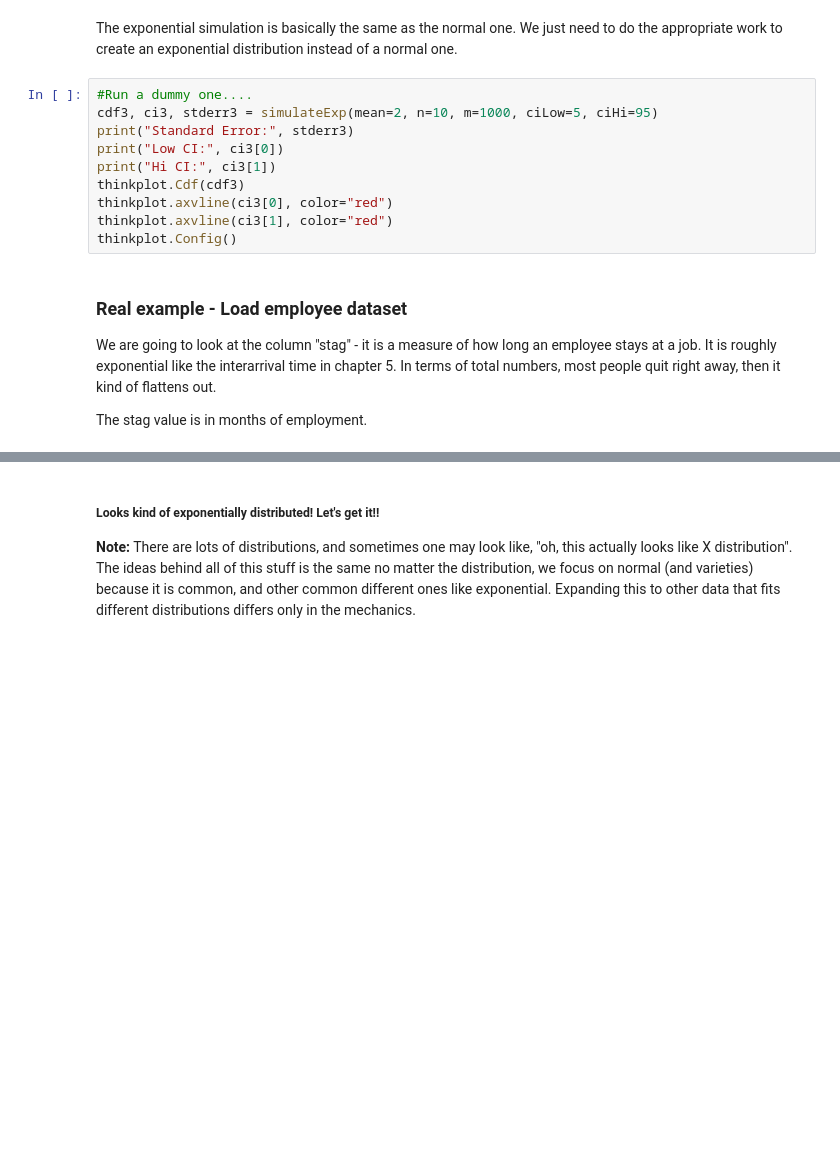
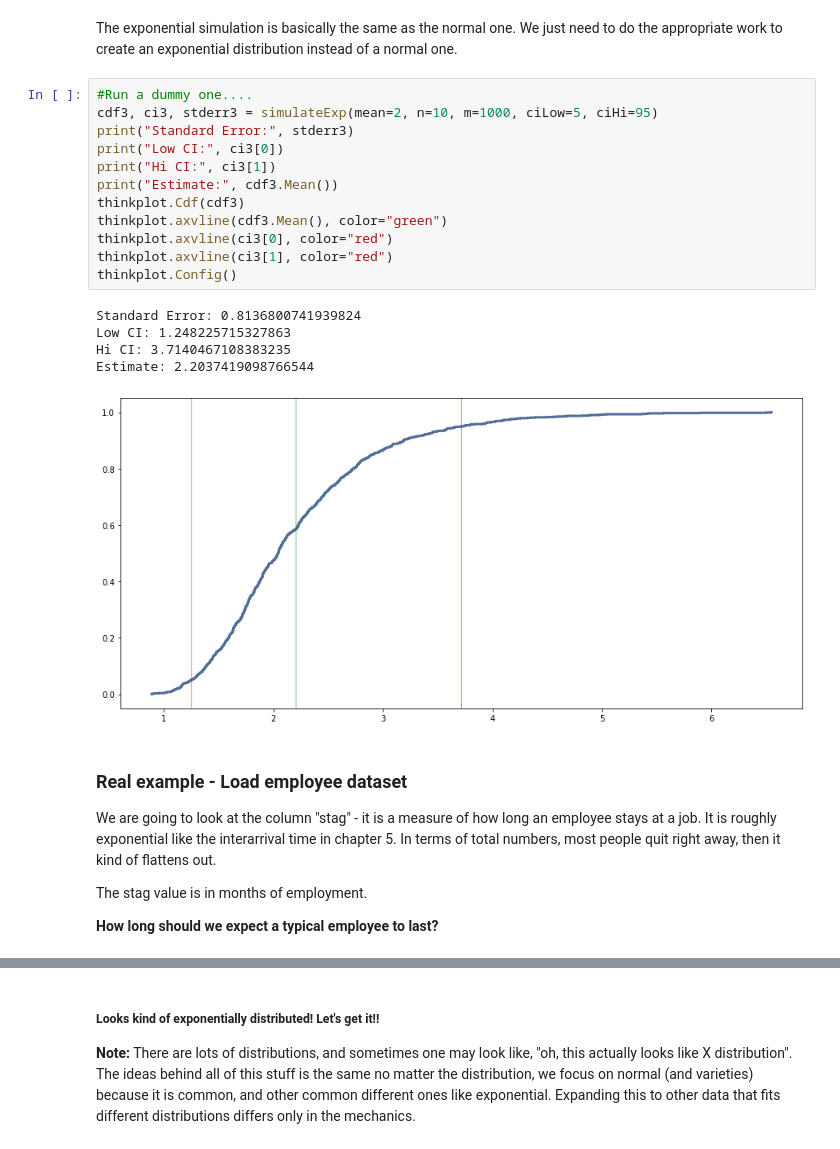
Before and after one commit to zareeiant/Basic_Stats_in_Python_Student_Workbooks, a Jupyter notebook: 016_Samples_and_Randomness_sol.ipynb, the cells around one changed output, grey strips where cells are left out. Drawn from its saved outputs; the diff is of its cells as text; blank space fills up the shorter version.

```diff
--- a/016_Samples_and_Randomness_sol.ipynb
+++ b/016_Samples_and_Randomness_sol.ipynb
@@ -279,19 +400,29 @@ The exponential simulation is basically the same as the normal one. We just need
 # %%
 #Run a dummy one....
 cdf3, ci3, stderr3 = simulateExp(mean=2, n=10, m=1000, ciLow=5, ciHi=95)
 print("Standard Error:", stderr3)
 print("Low CI:", ci3[0])
 print("Hi CI:", ci3[1])
+print("Estimate:", cdf3.Mean())
 thinkplot.Cdf(cdf3)
+thinkplot.axvline(cdf3.Mean(), color="green")
 thinkplot.axvline(ci3[0], color="red")
 thinkplot.axvline(ci3[1], color="red")
 thinkplot.Config()
+# %% [output]
+Standard Error: 0.8136800741939824
+Low CI: 1.248225715327863
+Hi CI: 3.7140467108383235
+Estimate: 2.2037419098766544
+[figure, added]
 # %% [markdown]
 <h3>Real example - Load employee dataset</h3>
 
 We are going to look at the column "stag" - it is a measure of how long an employee stays at a job. It is roughly exponential like the interarrival time in chapter 5. In terms of total numbers, most people quit right away, then it kind of flattens out.
 
 The stag value is in months of employment.
+
+<b>How long should we expect a typical employee to last?</b>
 # %%
 dfEmp = pd.read_csv("data/turnover.csv",encoding = "ISO-8859-1")
 dfEmp.describe()
```
Also changed, not shown: parts of 29 cells of this notebook, 1 other file.
